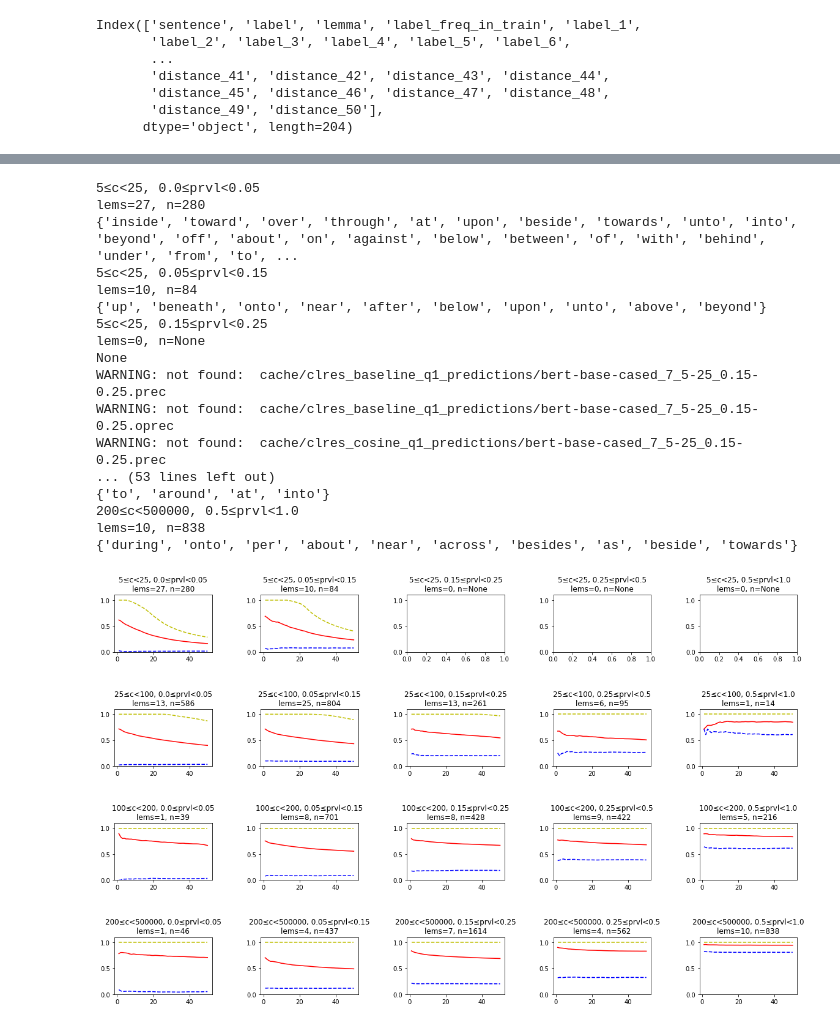
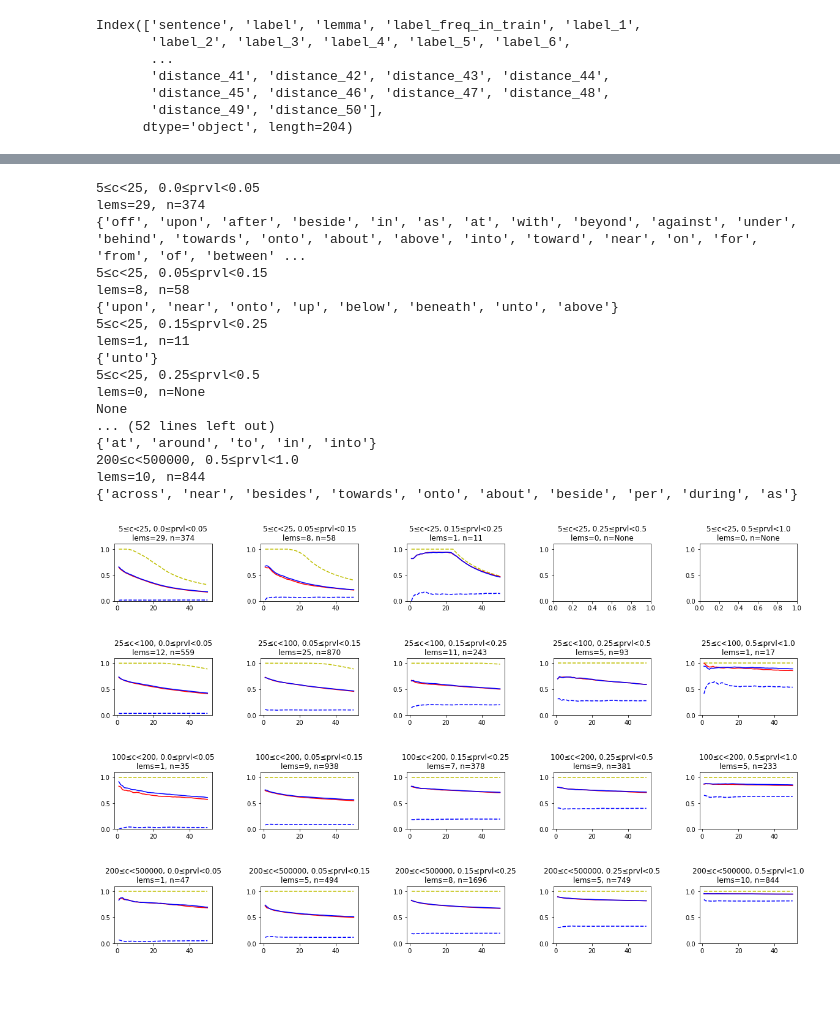
Before and after one commit to lgessler/bert-has-uncommon-sense, a Jupyter notebook: notebooks/clsres_analysis.ipynb, the cells around one changed output, grey strips where cells are left out. Drawn from its saved outputs; the diff is of its cells as text; code cells hidden in the pictures; blank space fills up the shorter version.

```diff
--- a/notebooks/clsres_analysis.ipynb
+++ b/notebooks/clsres_analysis.ipynb
@@ -45,8 +70,6 @@ Index(['sentence', 'label', 'lemma', 'label_freq_in_train', 'label_1',
        'distance_49', 'distance_50'],
       dtype='object', length=204)
 # %%
-from bssp.common.const import TRAIN_FREQ_BUCKETS, PREVALENCE_BUCKETS
-
 def xyzize(scores_dict, key='synset'):
     x, y, z = [], [], []
     for cutoff, p_at_k_dict in scores_dict.items():
@@ -88,15 +111,26 @@ def plot_grid(configs, key='label', evals=['rec'], metric='cosine', query_n=1):
     #              else "Precision") + " at K")
 
     i = 0
-    for min_train_freq, max_train_freq in TRAIN_FREQ_BUCKETS:
-        for min_rarity, max_rarity in PREVALENCE_BUCKETS:
+    for min_train_freq, max_train_freq in cfg.train_freq_buckets:
+        for min_rarity, max_rarity in cfg.prevalence_buckets:
             ax = axs[i//5][i%5]
             i += 1
-
-            lemmas = pickle_read(paths.bucketed_metric_at_k_path('clres', metric, query_n, 'bert-base-cased',
-                                                                 min_train_freq, max_train_freq, min_rarity, max_rarity, 'lemmas', bert_layers=configs[0].get('bert_layers', None)))
-            instance_count = pickle_read(paths.bucketed_metric_at_k_path('clres', metric, query_n, 'bert-base-cased',
-                                                                 min_train_freq, max_train_freq, min_rarity, max_rarity, 'count', bert_layers=configs[0].get('bert_layers', None)))
+            lemmas = pickle_read(paths.bucketed_metric_at_k_path(
+                cfg,
+                min_train_freq=min_train_freq,
+                max_train_freq=max_train_freq,
+                min_rarity=min_rarity,
+                max_rarity=max_rarity,
+                ext='lemmas',
+            ))
+            instance_count = pickle_read(paths.bucketed_metric_at_k_path(
+                cfg,
+                min_train_freq=min_train_freq,
+                max_train_freq=max_train_freq,
+                min_rarity=min_rarity,
+                max_rarity=max_rarity,
+                ext='count',
+            ))
 
             tstr = f'{min_train_freq}≤c<{max_train_freq}, {min_rarity}≤prvl<{max_rarity}\nlems={len(lemmas) if lemmas else 0}, n={instance_count}'
             ax.set_title(tstr)
@@ -111,6 +145,7 @@ def plot_grid(configs, key='label', evals=['rec'], metric='cosine', query_n=1):
                 eval_ = c['eval']
                 query_n_ = c.get('query_n') or query_n
                 bert_layers_ = c.get('bert_layers') or None
+                override_weights_path_ = c.get('override_weights_path', None)
 
                 scores = read_score(
                     eval=eval_,
@@ -120,7 +155,8 @@ def plot_grid(configs, key='label', evals=['rec'], metric='cosine', query_n=1):
                     max_rarity=max_rarity,
                     metric=metric_,
                     query_n=query_n_,
-                    bert_layers=bert_layers_
+                    bert_layers=bert_layers_,
+                    override_weights_path=override_weights_path_
                 )
                 if scores is None:
                     continue
@@ -144,10 +180,12 @@ for i in range(2):
         s = 'p'
     plot_grid([
         # layers --------------------------------------------------------------------------------
-        dict(metric='baseline', eval=f'{s}rec', color='b--', bert_layers=[7]),
-        dict(metric='baseline', eval=f'o{s}rec', color='y--', bert_layers=[7]),
+        dict(metric='baseline', eval=f'{s}rec', color='b--', bert_layers=[9]),
+        dict(metric='baseline', eval=f'o{s}rec', color='y--', bert_layers=[9]),
 
-        dict(metric='cosine', eval=f'{s}rec', query_n=1, bert_layers=[7], color='red'),
+        dict(metric='cosine', eval=f'{s}rec', query_n=1, bert_layers=[9], color='red'),
+        dict(metric='cosine', eval=f'{s}rec', query_n=1, bert_layers=[9], color='blue', override_weights_path="models/bert-base-cased_250.pt"),
+
         #dict(metric='cosine', eval=f'{s}rec', query_n=2, bert_layers=[7], color='green'),
         #dict(metric='cosine', eval=f'{s}rec', query_n=3, bert_layers=[7], color='blue'),
 
@@ -207,21 +245,21 @@ lems=10, n=838
 5≤c<25, 0.0≤prvl<0.05
-lems=27, n=280
-{'inside', 'toward', 'over', 'through', 'at', 'upon', 'beside', 'towards', 'unto', 'into', 'beyond', 'off', 'about', 'on', 'against', 'below', 'between', 'of', 'with', 'behind', 'under', 'from', 'to', ...
+lems=29, n=374
+{'off', 'upon', 'after', 'beside', 'in', 'as', 'at', 'with', 'beyond', 'against', 'under', 'behind', 'towards', 'onto', 'about', 'above', 'into', 'toward', 'near', 'on', 'for', 'from', 'of', 'between' ...
 5≤c<25, 0.05≤prvl<0.15
-lems=10, n=84
-{'up', 'beneath', 'onto', 'near', 'after', 'below', 'upon', 'unto', 'above', 'beyond'}
+lems=8, n=58
+{'upon', 'near', 'onto', 'up', 'below', 'beneath', 'unto', 'above'}
 5≤c<25, 0.15≤prvl<0.25
+lems=1, n=11
+{'unto'}
+5≤c<25, 0.25≤prvl<0.5
 lems=0, n=None
 None
-WARNING: not found:  cache/clres_baseline_q1_predictions/bert-base-cased_7_5-25_0.15-0.25.prec
-WARNING: not found:  cache/clres_baseline_q1_predictions/bert-base-cased_7_5-25_0.15-0.25.oprec
-WARNING: not found:  cache/clres_cosine_q1_predictions/bert-base-cased_7_5-25_0.15-0.25.prec
-... (53 lines left out)
-{'to', 'around', 'at', 'into'}
+... (52 lines left out)
+{'at', 'around', 'to', 'in', 'into'}
 200≤c<500000, 0.5≤prvl<1.0
-lems=10, n=838
-{'during', 'onto', 'per', 'about', 'near', 'across', 'besides', 'as', 'beside', 'towards'}
+lems=10, n=844
+{'across', 'near', 'besides', 'towards', 'onto', 'about', 'beside', 'per', 'during', 'as'}
-[figure, old version]
+[figure, new version]
 # %%
 from bssp.common import paths
 
```
Also changed, not shown: parts of 5 cells of this notebook, 4 other files.
